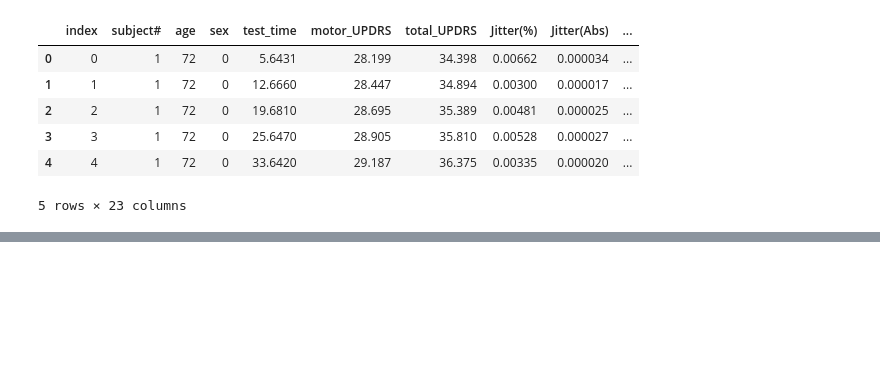
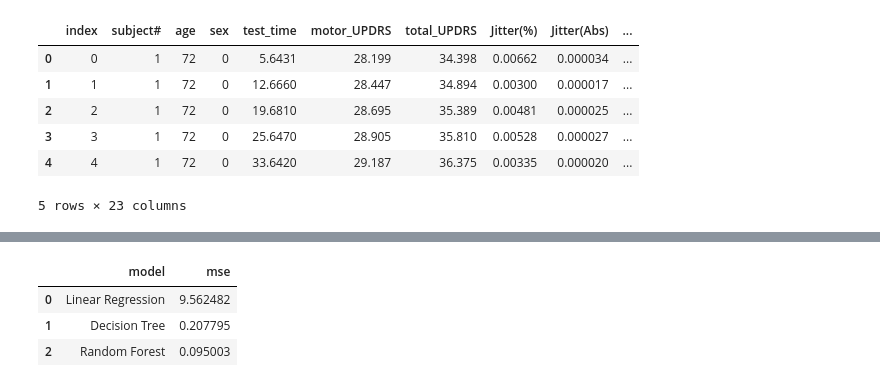
Before and after one commit to M01010/CSC361-HW3, a Jupyter notebook: notebooks/regression/regression.ipynb, the cells around one changed output, grey strips where cells are left out. Saved outputs shown, nothing was run; the diff lists cells and outputs as text; code cells hidden in the pictures; blank space fills up the shorter version.

```diff
--- a/notebooks/regression/regression.ipynb
+++ b/notebooks/regression/regression.ipynb
@@ -35,0 +59,4 @@ df.head()
+# %%
+from sklearn.model_selection import train_test_split
+# split data to train and test
+x_train, x_test, y_train, y_test = train_test_split(x, y, test_size=0.2, random_state=42)
@@ -35,0 +86,24 @@ df.head()
+# %%
+from sklearn.metrics import mean_squared_error
+
+pipeline_models = {}
+mse_scores = {}
+#train models
+for name, model in models.items():
+    model.fit(x_train, y_train)
+    pipeline_models[name] = model
+
+    # Make predictions
+    y_pred = model.predict(x_test)
+    # cal error
+    mse = mean_squared_error(y_test, y_pred)
+    mse_scores[name] = mse
+
+# Convert the results to a DataFrame for pllotting
+df_models = pd.DataFrame(mse_scores.items(), columns=['model', 'mse'])
+df_models.head()
+# %% [output]
+|  | model | mse |
+| 0 | Linear Regression | 9.562482 |
+| 1 | Decision Tree | 0.207795 |
+| 2 | Random Forest | 0.095003 |
```
Also changed, not shown: parts of 8 cells of this notebook, 4 other files.
